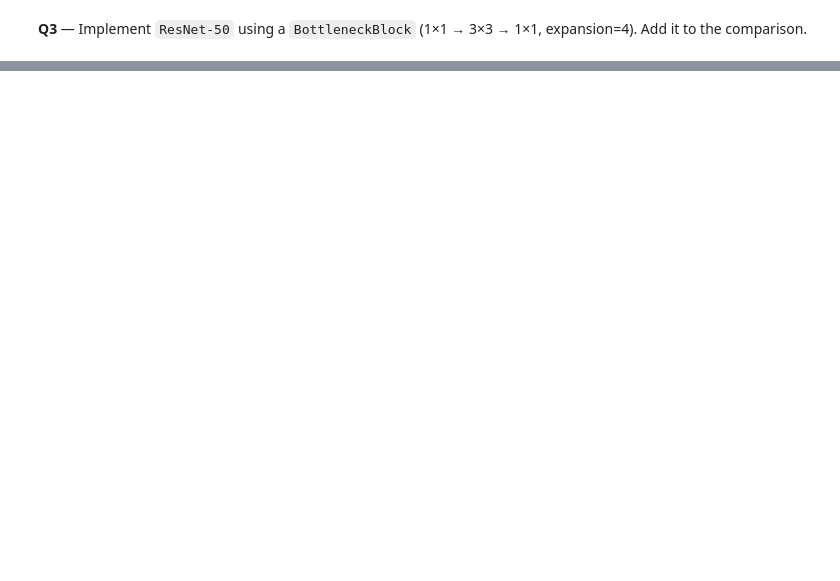
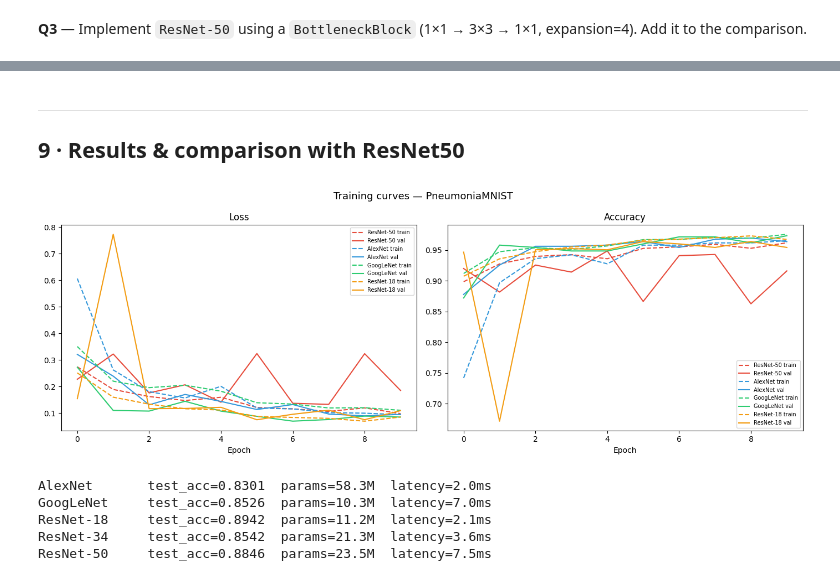
Before and after one commit to Emiile9/DeepLearningForImageAnalysis, a Jupyter notebook: Lab3/Lab3_Architectures.ipynb, the cells around one changed output, grey strips where cells are left out. Cells and saved outputs as stored; diff of their text form; code cells hidden in the pictures; blank space fills up the shorter version.

```diff
--- a/Lab3/Lab3_Architectures.ipynb
+++ b/Lab3/Lab3_Architectures.ipynb
@@ -636,10 +753,11 @@ plt.show()
 # %%
 # --- Final test accuracy & param count ---
+# Supprimer aux_logits
 criterion = nn.CrossEntropyLoss()
 
 models_eval = {
     'AlexNet':   AlexNet(NUM_CLASSES),
-    'GoogLeNet': GoogLeNet(NUM_CLASSES, aux_logits=False),
+    'GoogLeNet': GoogLeNet(NUM_CLASSES),
     'ResNet-18': resnet18(NUM_CLASSES),
     'ResNet-34': resnet34(NUM_CLASSES),
 }
@@ -717,2 +848,4 @@ Answer each question in the cell below it.
 # %%
 # YOUR CODE HERE — train GoogLeNet without aux classifiers and compare
+EPOCHS = 10
+history_googlenet= train(GoogLeNet(NUM_CLASSES, aux_logits=False),            'GoogLeNet no aux', epochs=EPOCHS)
@@ -741,0 +956,6 @@ def resnet50(num_classes=2):
+# %%
+history_resnet50 = train(resnet50(NUM_CLASSES),             'ResNet-50', epochs=EPOCHS)
+history_alexnet  = train(AlexNet(NUM_CLASSES),              'AlexNet',   epochs=EPOCHS)
+history_googlenet= train(GoogLeNet(NUM_CLASSES),            'GoogLeNet', epochs=EPOCHS)
+history_resnet18 = train(resnet18(NUM_CLASSES),             'ResNet-18', epochs=EPOCHS)
+history_resnet34 = train(resnet34(NUM_CLASSES),             'ResNet-34', epochs=EPOCHS)
@@ -741,0 +980,2 @@ def resnet50(num_classes=2):
+# %%
+history_resnet50 = train(resnet50(NUM_CLASSES),             'ResNet-50', epochs=EPOCHS)
@@ -741,0 +997,66 @@ def resnet50(num_classes=2):
+# %% [markdown]
+---
+## 9 · Results & comparison with ResNet50
+# %%
+# --- Learning curves ---
+all_histories = {
+    'ResNet-50': history_resnet50,
+    'AlexNet':   history_alexnet,
+    'GoogLeNet': history_googlenet,
+    'ResNet-18': history_resnet18,
+    'ResNet-34': history_resnet34,
+}
+
+fig, axes = plt.subplots(1, 2, figsize=(14, 5))
+colors = ['#e74c3c', '#3498db', '#2ecc71', '#f39c12']
+
+for (name, h), c in zip(all_histories.items(), colors):
+    axes[0].plot(h['train_loss'], label=f'{name} train', color=c, linestyle='--')
+    axes[0].plot(h['val_loss'],   label=f'{name} val',   color=c)
+    axes[1].plot(h['train_acc'],  label=f'{name} train', color=c, linestyle='--')
+    axes[1].plot(h['val_acc'],    label=f'{name} val',   color=c)
+
+axes[0].set_title('Loss'); axes[0].set_xlabel('Epoch'); axes[0].legend(fontsize=7)
+axes[1].set_title('Accuracy'); axes[1].set_xlabel('Epoch'); axes[1].legend(fontsize=7)
+plt.suptitle('Training curves — PneumoniaMNIST', fontsize=13)
+plt.tight_layout()
+plt.show()
+# %% [output]
+[figure, added]
+# %%
+# --- Final test accuracy & param count ---
+# Supprimer aux_logits
+criterion = nn.CrossEntropyLoss()
+
+models_eval = {
+    'AlexNet':   AlexNet(NUM_CLASSES),
+    'GoogLeNet': GoogLeNet(NUM_CLASSES),
+    'ResNet-18': resnet18(NUM_CLASSES),
+    'ResNet-34': resnet34(NUM_CLASSES),
+    'ResNet-50': resnet50(NUM_CLASSES),
+}
+
+results = {}
+for name, m in models_eval.items():
+    m.load_state_dict(torch.load(f'{name}_best.pth', map_location=device))
+    m = m.to(device)
+    _, test_acc = evaluate(m, test_loader, criterion, device)
+
+    # Measure inference latency (avg over 100 forward passes)
+    m.eval()
+    dummy = torch.zeros(1, 3, IMG_SIZE, IMG_SIZE).to(device)
+    with torch.no_grad():
+        for _ in range(10): m(dummy)   # warm-up
+        t0 = time.time()
+        for _ in range(100): m(dummy)
+        lat_ms = (time.time() - t0) / 100 * 1000
+
+    params_M = sum(p.numel() for p in m.parameters()) / 1e6
+    results[name] = {'test_acc': test_acc, 'params_M': params_M, 'latency_ms': lat_ms}
+    print(f'{name:12s}  test_acc={test_acc:.4f}  params={params_M:.1f}M  latency={lat_ms:.1f}ms')
+# %% [output]
+AlexNet       test_acc=0.8301  params=58.3M  latency=2.0ms
+GoogLeNet     test_acc=0.8526  params=10.3M  latency=7.0ms
+ResNet-18     test_acc=0.8942  params=11.2M  latency=2.1ms
+ResNet-34     test_acc=0.8542  params=21.3M  latency=3.6ms
+ResNet-50     test_acc=0.8846  params=23.5M  latency=7.5ms
```
Also changed, not shown: parts of 26 cells of this notebook, 2 other files.
